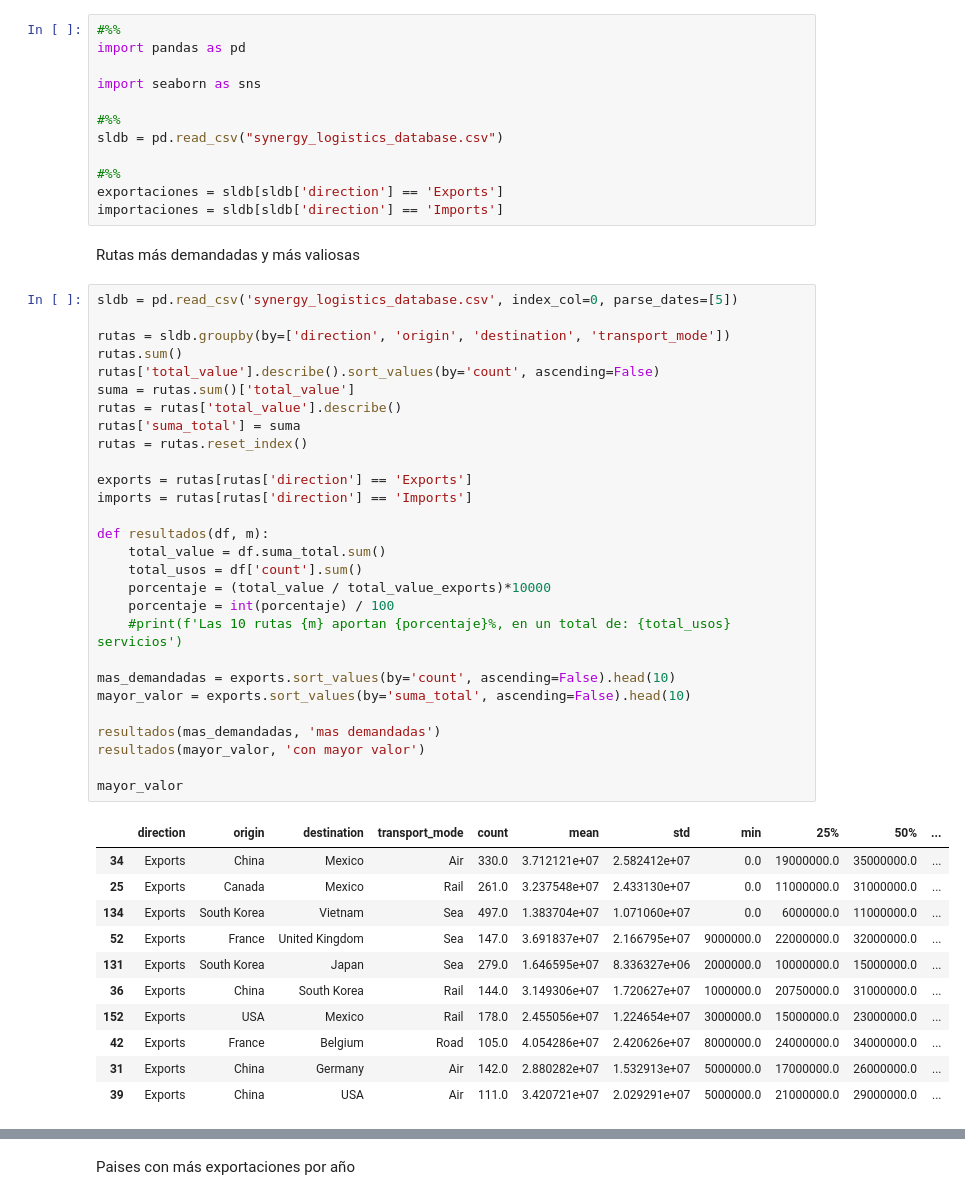
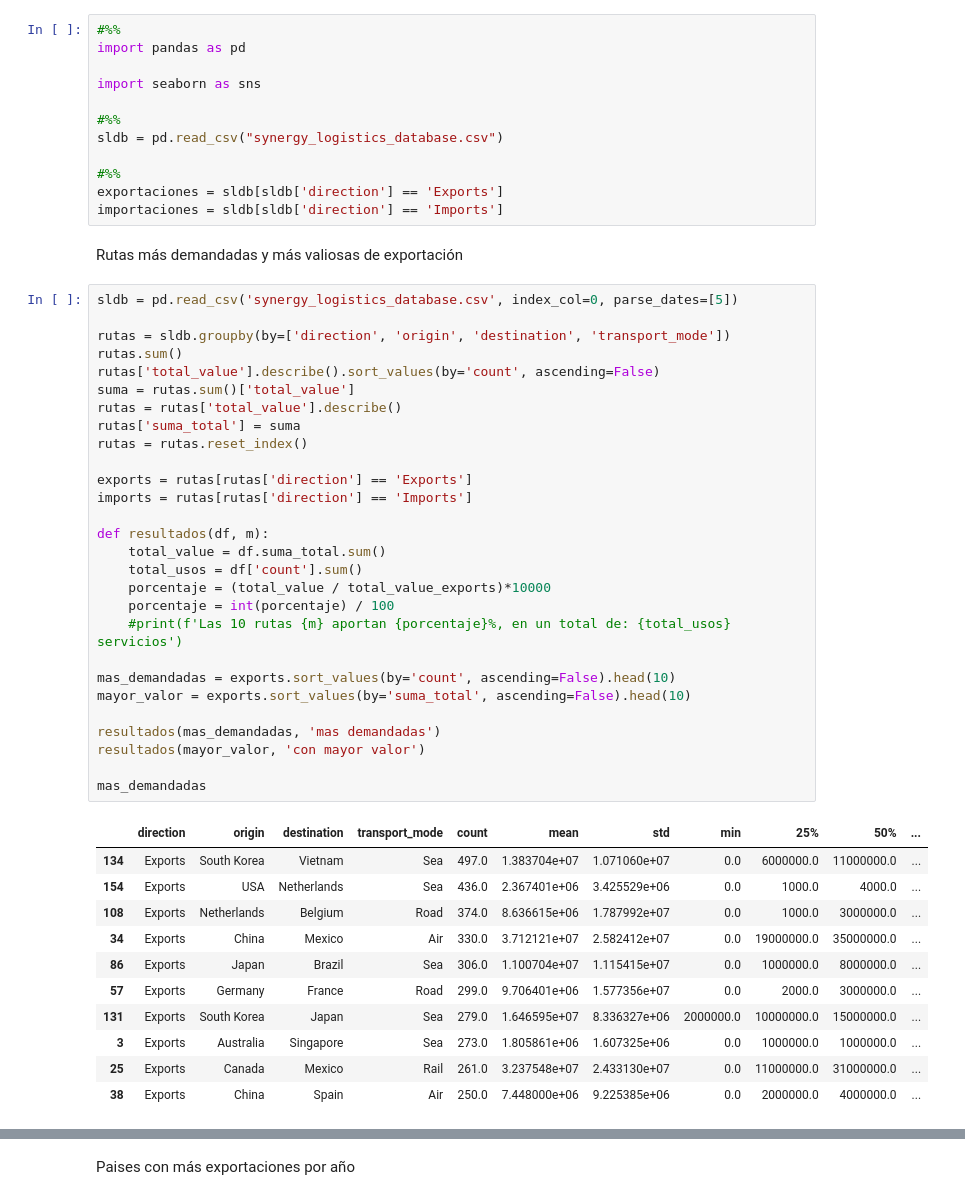
Before and after one commit to Meii21/An-lisis_02_Gonz-lez_S-nchez_Mayte, a Jupyter notebook: Reporte-2-González-Sánchez-Mayte.ipynb, the cells around one changed output, grey strips where cells are left out. Cells and saved outputs as stored; diff of their text form.

```diff
--- a/Reporte-2-González-Sánchez-Mayte.ipynb
+++ b/Reporte-2-González-Sánchez-Mayte.ipynb
@@ -13,44 +13,44 @@ sldb = pd.read_csv("synergy_logistics_database.csv")
 exportaciones = sldb[sldb['direction'] == 'Exports']
 importaciones = sldb[sldb['direction'] == 'Imports']
 # %% [markdown]
-Rutas más demandadas y más valiosas
+Rutas más demandadas y más valiosas de exportación
 # %%
 sldb = pd.read_csv('synergy_logistics_database.csv', index_col=0, parse_dates=[5])
 
 rutas = sldb.groupby(by=['direction', 'origin', 'destination', 'transport_mode'])
 rutas.sum()
 rutas['total_value'].describe().sort_values(by='count', ascending=False)
 suma = rutas.sum()['total_value']
 rutas = rutas['total_value'].describe()
 rutas['suma_total'] = suma
 rutas = rutas.reset_index()
 
 exports = rutas[rutas['direction'] == 'Exports']
 imports = rutas[rutas['direction'] == 'Imports']
 
 def resultados(df, m):
     total_value = df.suma_total.sum()
     total_usos = df['count'].sum()
     porcentaje = (total_value / total_value_exports)*10000
     porcentaje = int(porcentaje) / 100
     #print(f'Las 10 rutas {m} aportan {porcentaje}%, en un total de: {total_usos} servicios')
 
 mas_demandadas = exports.sort_values(by='count', ascending=False).head(10)
 mayor_valor = exports.sort_values(by='suma_total', ascending=False).head(10)
 
 resultados(mas_demandadas, 'mas demandadas')
 resultados(mayor_valor, 'con mayor valor')
 
-mayor_valor
+mas_demandadas
 # %% [output]
 |  | direction | origin | destination | transport_mode | count | mean | std | min | 25% | 50% | ... |
+| 134 | Exports | South Korea | Vietnam | Sea | 497.0 | 1.383704e+07 | 1.071060e+07 | 0.0 | 6000000.0 | 11000000.0 | ... |
+| 154 | Exports | USA | Netherlands | Sea | 436.0 | 2.367401e+06 | 3.425529e+06 | 0.0 | 1000.0 | 4000.0 | ... |
+| 108 | Exports | Netherlands | Belgium | Road | 374.0 | 8.636615e+06 | 1.787992e+07 | 0.0 | 1000.0 | 3000000.0 | ... |
 | 34 | Exports | China | Mexico | Air | 330.0 | 3.712121e+07 | 2.582412e+07 | 0.0 | 19000000.0 | 35000000.0 | ... |
+| 86 | Exports | Japan | Brazil | Sea | 306.0 | 1.100704e+07 | 1.115415e+07 | 0.0 | 1000000.0 | 8000000.0 | ... |
+| 57 | Exports | Germany | France | Road | 299.0 | 9.706401e+06 | 1.577356e+07 | 0.0 | 2000.0 | 3000000.0 | ... |
+| 131 | Exports | South Korea | Japan | Sea | 279.0 | 1.646595e+07 | 8.336327e+06 | 2000000.0 | 10000000.0 | 15000000.0 | ... |
+| 3 | Exports | Australia | Singapore | Sea | 273.0 | 1.805861e+06 | 1.607325e+06 | 0.0 | 1000000.0 | 1000000.0 | ... |
 | 25 | Exports | Canada | Mexico | Rail | 261.0 | 3.237548e+07 | 2.433130e+07 | 0.0 | 11000000.0 | 31000000.0 | ... |
-| 134 | Exports | South Korea | Vietnam | Sea | 497.0 | 1.383704e+07 | 1.071060e+07 | 0.0 | 6000000.0 | 11000000.0 | ... |
-| 52 | Exports | France | United Kingdom | Sea | 147.0 | 3.691837e+07 | 2.166795e+07 | 9000000.0 | 22000000.0 | 32000000.0 | ... |
-| 131 | Exports | South Korea | Japan | Sea | 279.0 | 1.646595e+07 | 8.336327e+06 | 2000000.0 | 10000000.0 | 15000000.0 | ... |
-| 36 | Exports | China | South Korea | Rail | 144.0 | 3.149306e+07 | 1.720627e+07 | 1000000.0 | 20750000.0 | 31000000.0 | ... |
-| 152 | Exports | USA | Mexico | Rail | 178.0 | 2.455056e+07 | 1.224654e+07 | 3000000.0 | 15000000.0 | 23000000.0 | ... |
-| 42 | Exports | France | Belgium | Road | 105.0 | 4.054286e+07 | 2.420626e+07 | 8000000.0 | 24000000.0 | 34000000.0 | ... |
-| 31 | Exports | China | Germany | Air | 142.0 | 2.880282e+07 | 1.532913e+07 | 5000000.0 | 17000000.0 | 26000000.0 | ... |
-| 39 | Exports | China | USA | Air | 111.0 | 3.420721e+07 | 2.029291e+07 | 5000000.0 | 21000000.0 | 29000000.0 | ... |
+| 38 | Exports | China | Spain | Air | 250.0 | 7.448000e+06 | 9.225385e+06 | 0.0 | 2000000.0 | 4000000.0 | ... |
```
Also changed, not shown: parts of 2 cells of this notebook.
